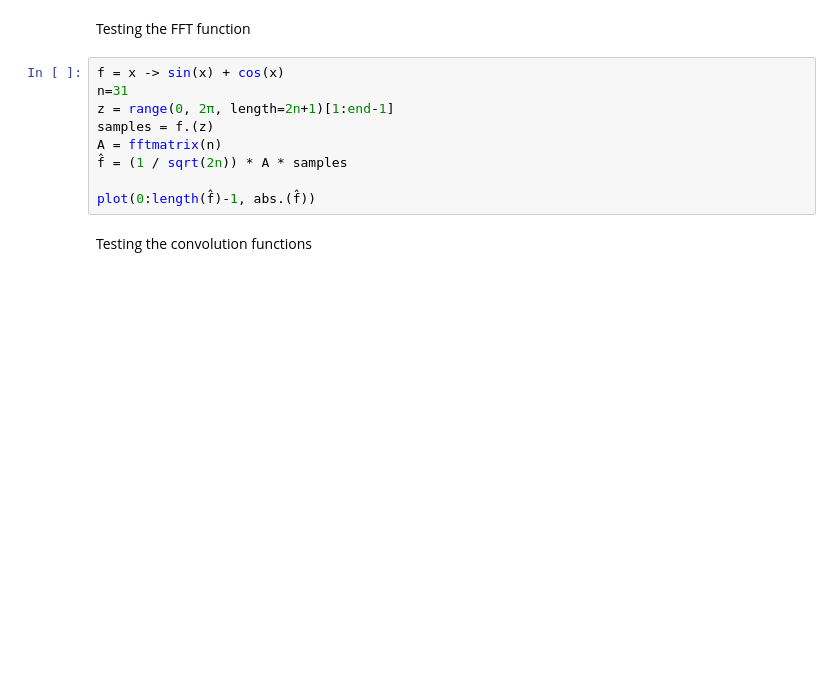
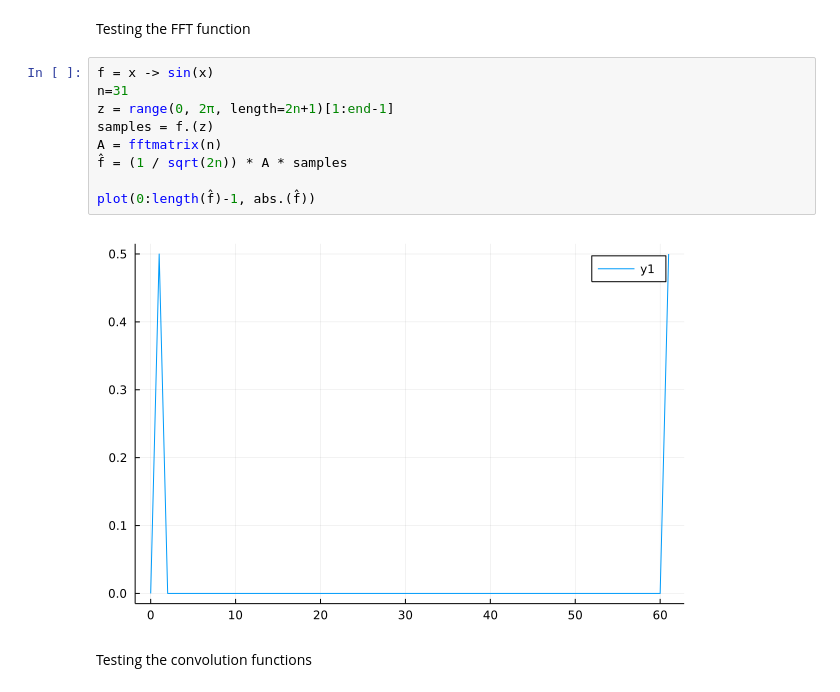
Before and after one commit to Dariyan-Khan/Manipulating-Distributions, a Jupyter notebook: unit_tests.ipynb, the cells around one changed output. Cells and saved outputs as stored; diff of their text form; blank space fills up the shorter version.

```diff
--- a/unit_tests.ipynb
+++ b/unit_tests.ipynb
@@ -7,14 +7,16 @@ conv (generic function with 1 method)
 # %% [markdown]
 Testing the FFT function
 # %%
-f = x -> sin(x) + cos(x)
+f = x -> sin(x)
 n=31
 z = range(0, 2π, length=2n+1)[1:end-1]
 samples = f.(z)
 A = fftmatrix(n)
 f̂ = (1 / sqrt(2n)) * A * samples
 
 plot(0:length(f̂)-1, abs.(f̂))
+# %% [output]
+[figure, added]
 # %% [markdown]
 Testing the convolution functions
 # %%
```
Also changed, not shown: parts of 3 cells of this notebook.
